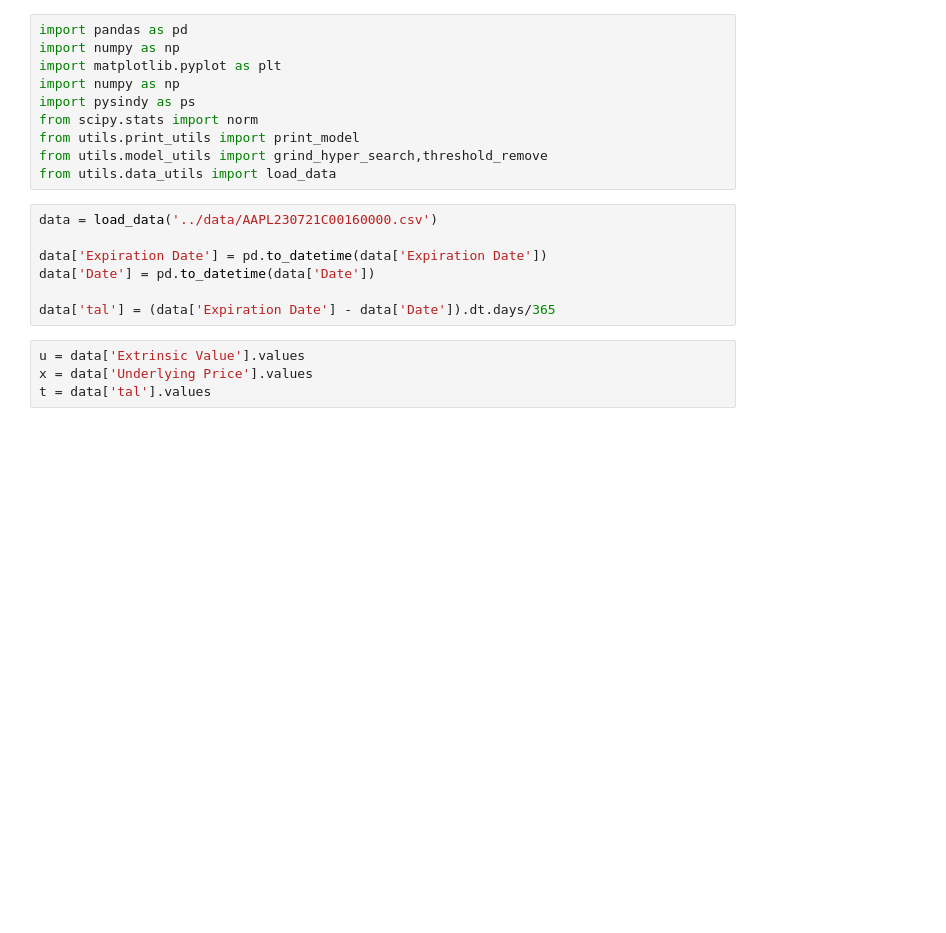
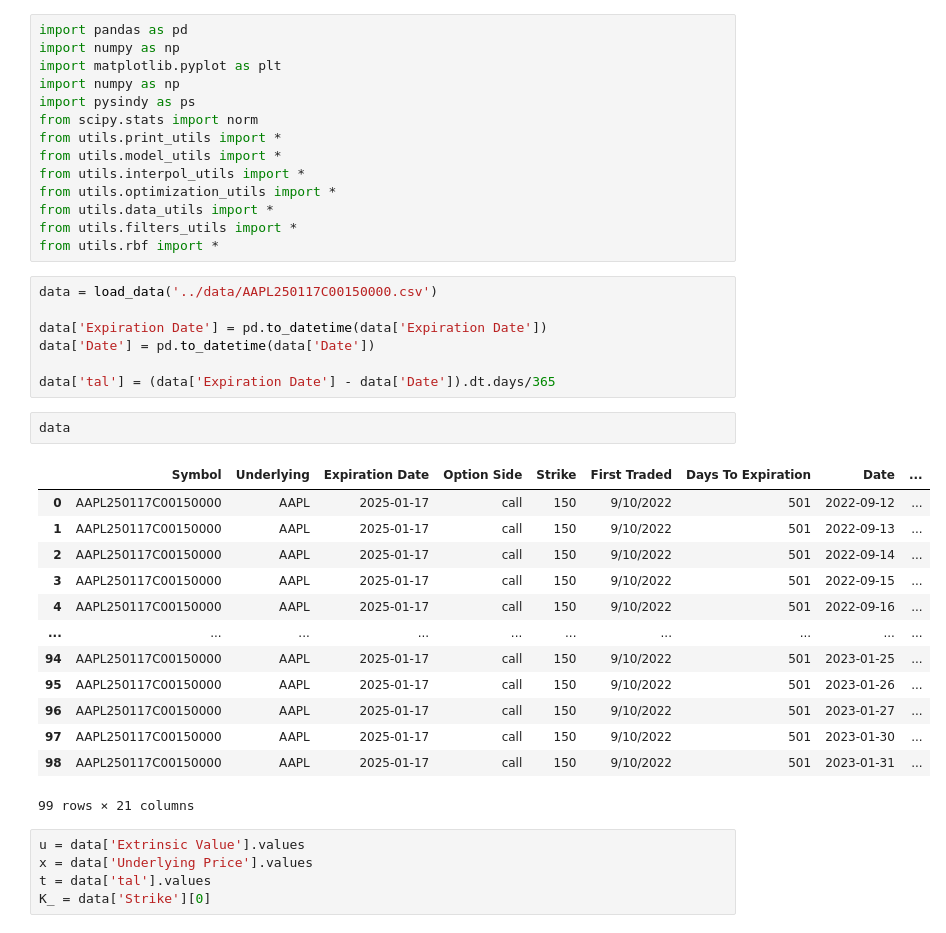
Before and after one commit to brunoCCOS/bs-find-with-sindy, a Jupyter notebook: src/SINDy_precificao_derivativos_reais.ipynb, the cells around one changed output. Saved outputs shown, nothing was run; the diff lists cells and outputs as text; blank space fills up the shorter version.

```diff
--- a/src/SINDy_precificao_derivativos_reais.ipynb
+++ b/src/SINDy_precificao_derivativos_reais.ipynb
@@ -5,20 +5,41 @@ import matplotlib.pyplot as plt
 import numpy as np
 import pysindy as ps
 from scipy.stats import norm
-from utils.print_utils import print_model
-from utils.model_utils import grind_hyper_search,threshold_remove
-from utils.data_utils import load_data
+from utils.print_utils import *
+from utils.model_utils import *
+from utils.interpol_utils import *
+from utils.optimization_utils import *
+from utils.data_utils import *
+from utils.filters_utils import *
+from utils.rbf import *
 # %%
-data = load_data('../data/AAPL230721C00160000.csv')
+data = load_data('../data/AAPL250117C00150000.csv')
 
 data['Expiration Date'] = pd.to_datetime(data['Expiration Date'])
 data['Date'] = pd.to_datetime(data['Date'])
 
 data['tal'] = (data['Expiration Date'] - data['Date']).dt.days/365
+# %%
+data
+# %% [output]
+|  | Symbol | Underlying | Expiration Date | Option Side | Strike | First Traded | Days To Expiration | Date | ... |
+| 0 | AAPL250117C00150000 | AAPL | 2025-01-17 | call | 150 | 9/10/2022 | 501 | 2022-09-12 | ... |
+| 1 | AAPL250117C00150000 | AAPL | 2025-01-17 | call | 150 | 9/10/2022 | 501 | 2022-09-13 | ... |
+| 2 | AAPL250117C00150000 | AAPL | 2025-01-17 | call | 150 | 9/10/2022 | 501 | 2022-09-14 | ... |
+| 3 | AAPL250117C00150000 | AAPL | 2025-01-17 | call | 150 | 9/10/2022 | 501 | 2022-09-15 | ... |
+| 4 | AAPL250117C00150000 | AAPL | 2025-01-17 | call | 150 | 9/10/2022 | 501 | 2022-09-16 | ... |
+| ... | ... | ... | ... | ... | ... | ... | ... | ... | ... |
+| 94 | AAPL250117C00150000 | AAPL | 2025-01-17 | call | 150 | 9/10/2022 | 501 | 2023-01-25 | ... |
+| 95 | AAPL250117C00150000 | AAPL | 2025-01-17 | call | 150 | 9/10/2022 | 501 | 2023-01-26 | ... |
+| 96 | AAPL250117C00150000 | AAPL | 2025-01-17 | call | 150 | 9/10/2022 | 501 | 2023-01-27 | ... |
+| 97 | AAPL250117C00150000 | AAPL | 2025-01-17 | call | 150 | 9/10/2022 | 501 | 2023-01-30 | ... |
+| 98 | AAPL250117C00150000 | AAPL | 2025-01-17 | call | 150 | 9/10/2022 | 501 | 2023-01-31 | ... |
+99 rows × 21 columns
 # %%
 u = data['Extrinsic Value'].values
 x = data['Underlying Price'].values
 t = data['tal'].values
+K_ = data['Strike'][0]
 # %%
 u_t = ps.SmoothedFiniteDifference()._differentiate(u,t = t)
 u_t_ = ps.FiniteDifference(order = 4)._differentiate(u,t = t)
```
Also changed, not shown: parts of 9 cells of this notebook, 12 other files.
